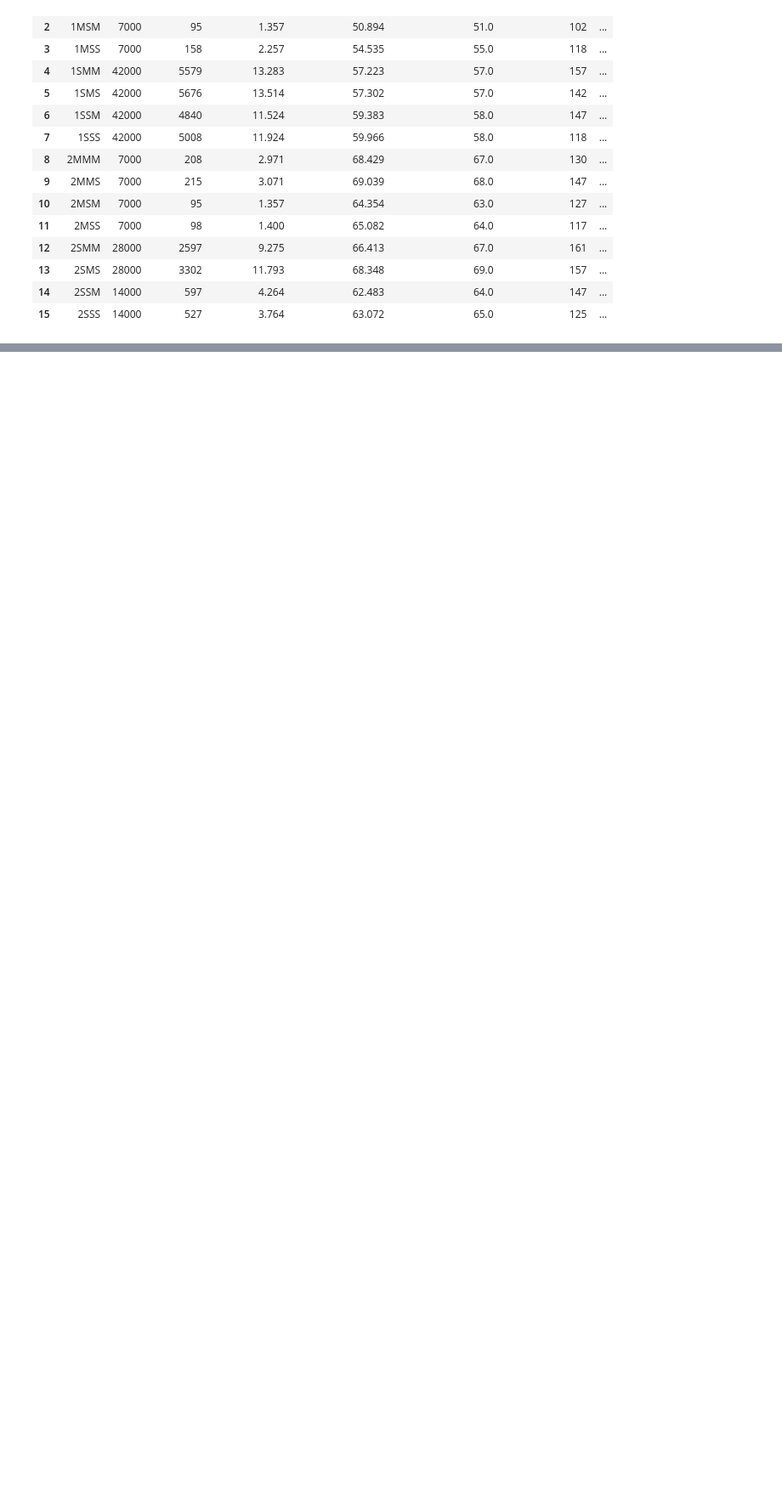
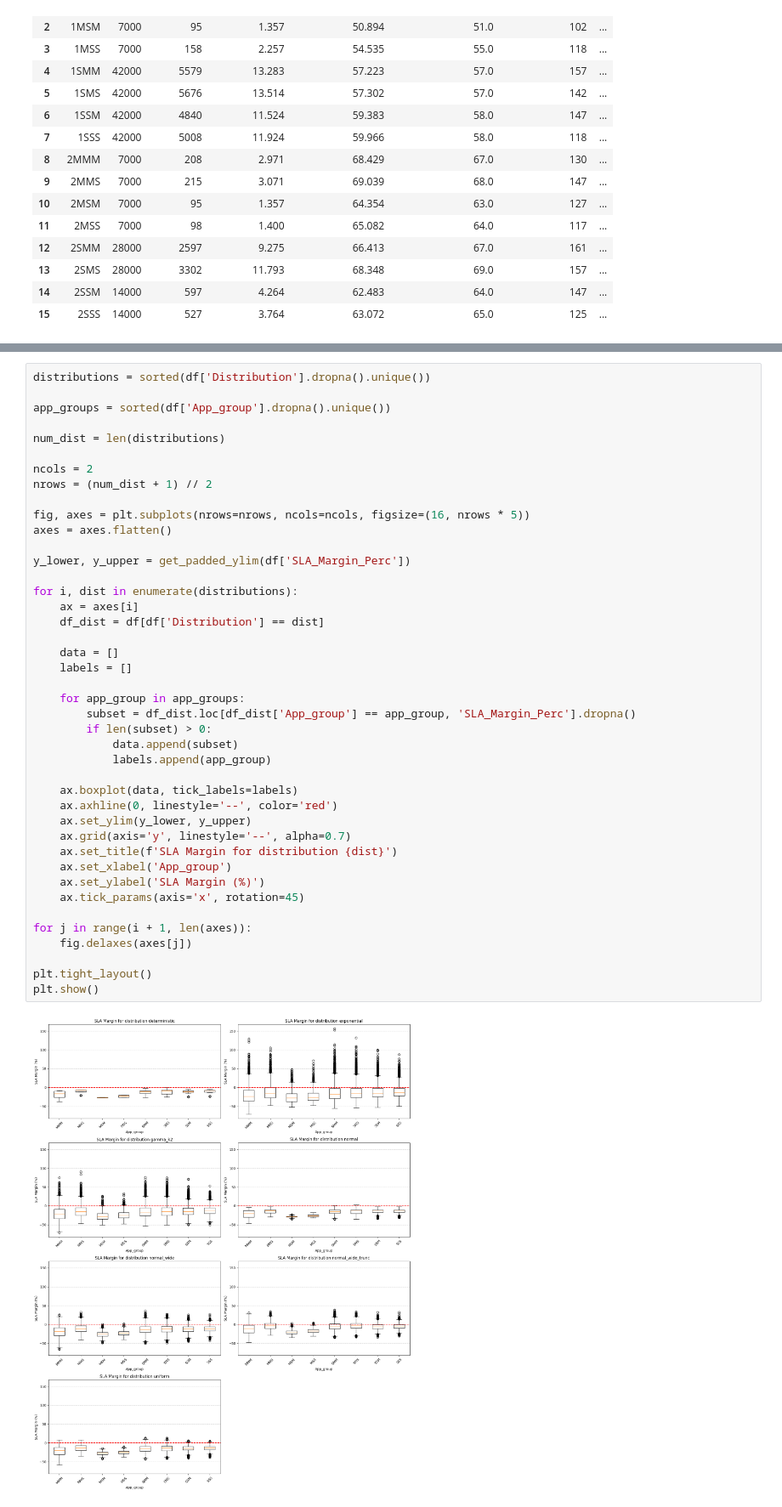
Before and after one commit to Damiano-Gilodi/EdgeSimPy, a Jupyter notebook: analysis/01_analysis_sla_worst_case.ipynb, the cells around one changed output, grey strips where cells are left out. Shown at 85% size. Cells and saved outputs as stored; diff of their text form; blank space fills up the shorter version.

```diff
--- a/analysis/01_analysis_sla_worst_case.ipynb
+++ b/analysis/01_analysis_sla_worst_case.ipynb
@@ -441,0 +462,44 @@ plt.show()
+# %%
+distributions = sorted(df['Distribution'].dropna().unique())
+
+app_groups = sorted(df['App_group'].dropna().unique())
+
+num_dist = len(distributions)
+
+ncols = 2
+nrows = (num_dist + 1) // 2
+
+fig, axes = plt.subplots(nrows=nrows, ncols=ncols, figsize=(16, nrows * 5))
+axes = axes.flatten()
+
+y_lower, y_upper = get_padded_ylim(df['SLA_Margin_Perc'])
+
+for i, dist in enumerate(distributions):
+    ax = axes[i]
+    df_dist = df[df['Distribution'] == dist]
+
+    data = []
+    labels = []
+
+    for app_group in app_groups:
+        subset = df_dist.loc[df_dist['App_group'] == app_group, 'SLA_Margin_Perc'].dropna()
+        if len(subset) > 0:
+            data.append(subset)
+            labels.append(app_group)
+
+    ax.boxplot(data, tick_labels=labels)
+    ax.axhline(0, linestyle='--', color='red')
+    ax.set_ylim(y_lower, y_upper)
+    ax.grid(axis='y', linestyle='--', alpha=0.7)
+    ax.set_title(f'SLA Margin for distribution {dist}')
+    ax.set_xlabel('App_group')
+    ax.set_ylabel('SLA Margin (%)')
+    ax.tick_params(axis='x', rotation=45)
+
+for j in range(i + 1, len(axes)):
+    fig.delaxes(axes[j])
+
+plt.tight_layout()
+plt.show()
+# %% [output]
+[figure, added]
```
Also changed, not shown: parts of 19 cells of this notebook, 1 other file.
